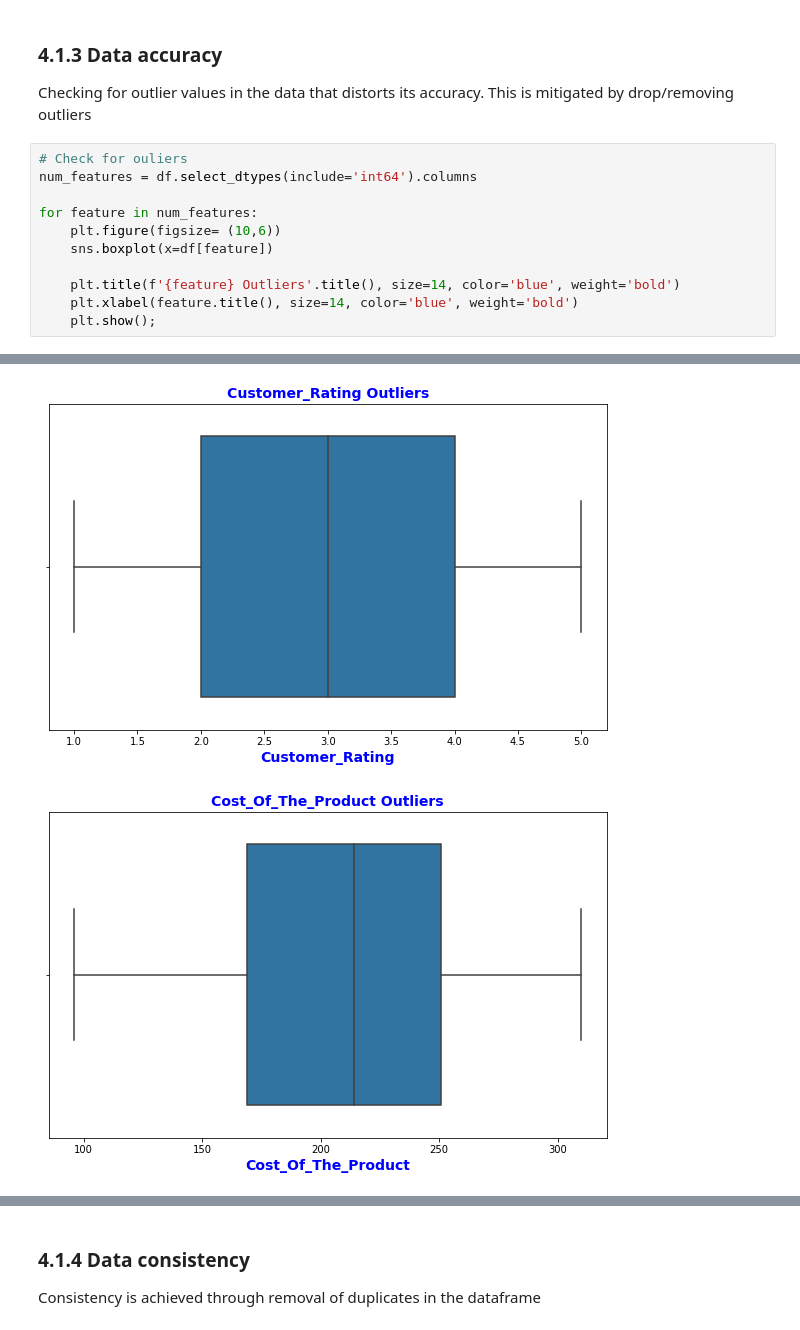
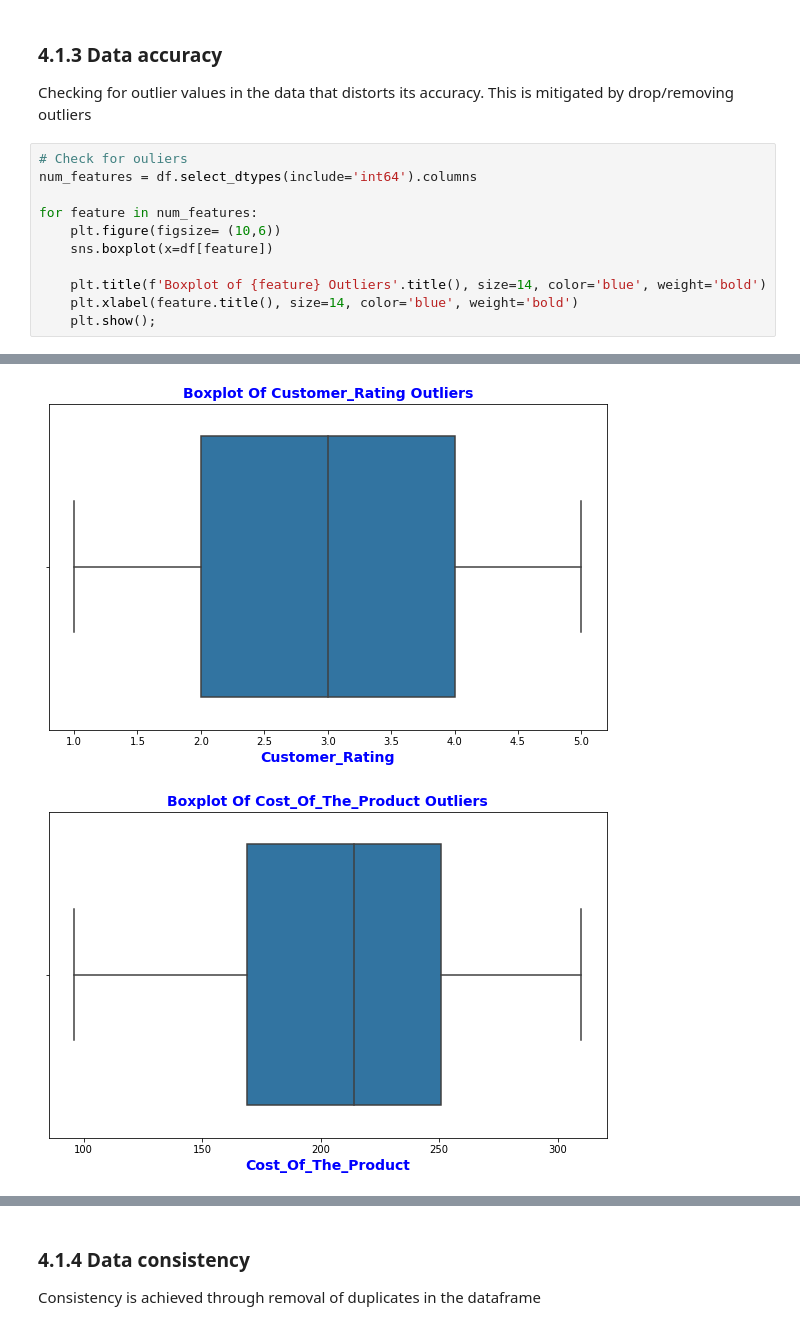
Before and after one commit to Felix-87/Phase3_DS_project, a Jupyter notebook: index.ipynb, the cells around one changed output, grey strips where cells are left out. Cells and saved outputs as stored; diff of their text form.

```diff
--- a/index.ipynb
+++ b/index.ipynb
@@ -218,7 +215,7 @@ for feature in num_features:
     plt.figure(figsize= (10,6))
     sns.boxplot(x=df[feature])
 
-    plt.title(f'{feature} Outliers'.title(), size=14, color='blue', weight='bold')
+    plt.title(f'Boxplot of {feature} Outliers'.title(), size=14, color='blue', weight='bold')
     plt.xlabel(feature.title(), size=14, color='blue', weight='bold')
     plt.show();
 # %% [output]
@@ -226,2 +223,2 @@ for feature in num_features:
-[figure, old version]
+[figure, new version]
-[figure, old version]
+[figure, new version]
```
Also changed, not shown: parts of 15 cells of this notebook, 1 other file.
